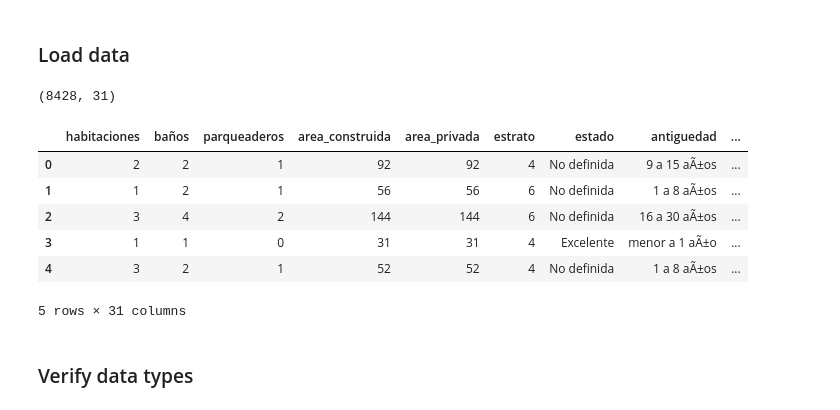
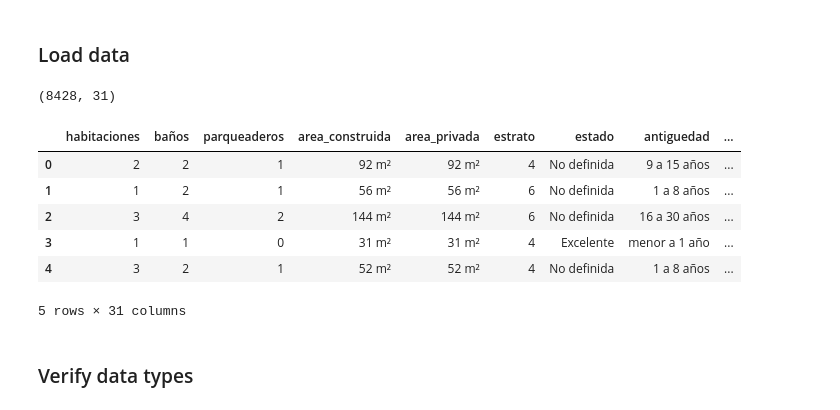
Before and after one commit to ebuitrago/housingPrices_Bogota, a Jupyter notebook: prices_housing.ipynb, the cells around one changed output. Saved outputs shown, nothing was run; the diff lists cells and outputs as text; code cells hidden in the pictures.

```diff
--- a/prices_housing.ipynb
+++ b/prices_housing.ipynb
@@ -17,23 +22,22 @@ import seaborn as sns
 # %% [markdown]
 ### Load data
 # %%
-# Definition of column names
-cols = ['habitaciones', 'baños', 'parqueaderos', 'area_construida', 'area_privada', 'estrato', 'estado', 'antiguedad',
-        'administracion', 'precio_m2', 'Ascensor', 'Circuito cerrado de TV', 'Parqueadero Visitantes', 'Portería / Recepción',
-        'Zonas Verdes', 'Salón Comunal', 'Balcón', 'Barra estilo americano', 'Calentador', 'Chimenea', 'Citófono',
-        'Cocina Integral', 'Terraza', 'Vigilancia', 'Parques cercanos', 'Estudio', 'Patio', 'Depósito / Bodega',
-        'nombre', 'ubicacion', 'precio']
-data = pd.read_csv('/content/drive/MyDrive/data/housing_fincaraiz.csv', sep=';', names=cols, header=0, encoding='latin-1')
+cols = ['habitaciones','baños','parqueaderos','area_construida','area_privada','estrato','estado','antiguedad',
+        'administracion','precio_m2', 'Ascensor', 'Circuito cerrado de TV',
+       'Parqueadero Visitantes', 'Portería / Recepción', 'Zonas Verdes', 'Salón Comunal', 'Balcón',
+       'Barra estilo americano', 'Calentador', 'Chimenea', 'Citófono', 'Cocina Integral', 'Terraza',
+       'Vigilancia', 'Parques cercanos', 'Estudio', 'Patio', 'Depósito / Bodega', 'nombre','ubicacion','precio']
+data = pd.read_csv('/content/drive/MyDrive/data/housing_fincaraiz.csv', sep=';', names=cols, header=0, encoding='utf-8')
 print(data.shape)
 data.head()
 # %% [output]
 (8428, 31)
 |  | habitaciones | baños | parqueaderos | area_construida | area_privada | estrato | estado | antiguedad | ... |
-| 0 | 2 | 2 | 1 | 92 | 92 | 4 | No definida | 9 a 15 aÃ±os | ... |
-| 1 | 1 | 2 | 1 | 56 | 56 | 6 | No definida | 1 a 8 aÃ±os | ... |
-| 2 | 3 | 4 | 2 | 144 | 144 | 6 | No definida | 16 a 30 aÃ±os | ... |
-| 3 | 1 | 1 | 0 | 31 | 31 | 4 | Excelente | menor a 1 aÃ±o | ... |
-| 4 | 3 | 2 | 1 | 52 | 52 | 4 | No definida | 1 a 8 aÃ±os | ... |
+| 0 | 2 | 2 | 1 | 92 m² | 92 m² | 4 | No definida | 9 a 15 años | ... |
+| 1 | 1 | 2 | 1 | 56 m² | 56 m² | 6 | No definida | 1 a 8 años | ... |
+| 2 | 3 | 4 | 2 | 144 m² | 144 m² | 6 | No definida | 16 a 30 años | ... |
+| 3 | 1 | 1 | 0 | 31 m² | 31 m² | 4 | Excelente | menor a 1 año | ... |
+| 4 | 3 | 2 | 1 | 52 m² | 52 m² | 4 | No definida | 1 a 8 años | ... |
 5 rows × 31 columns
 # %% [markdown]
 ### Verify data types
```
Also changed, not shown: parts of 21 cells of this notebook.
